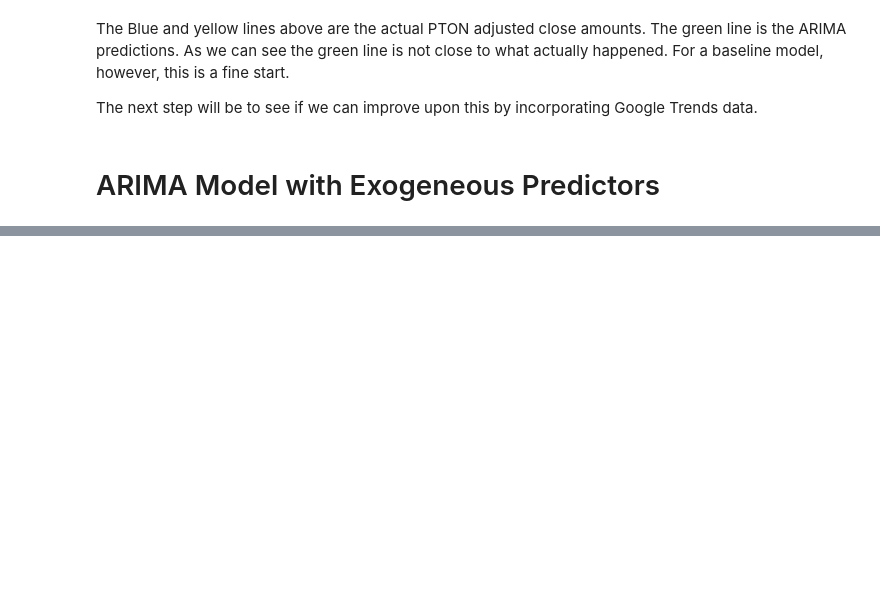
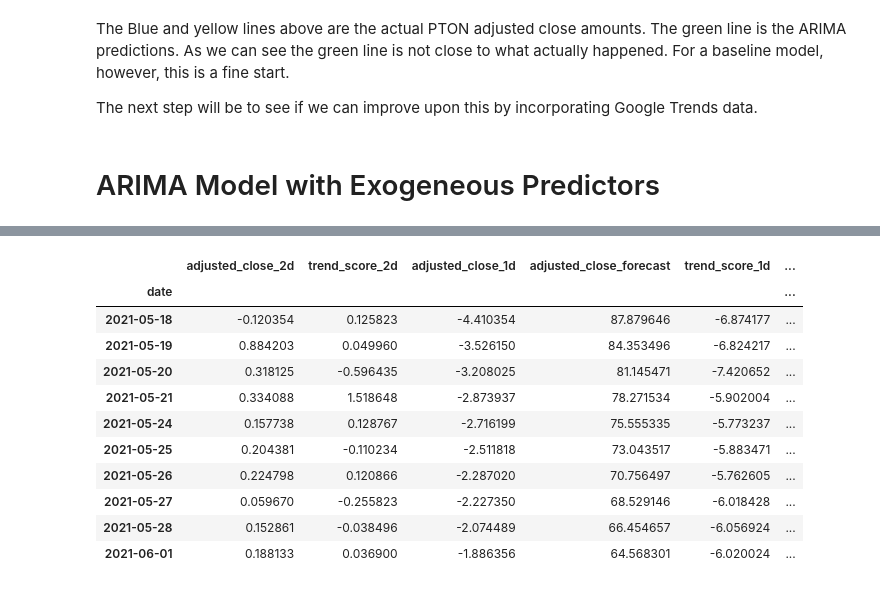
Before and after one commit to jackolson415/Predicting_Stock_Prices_Google_Trends, a Jupyter notebook: PTON_Modeling.ipynb, the cells around one changed output, grey strips where cells are left out. Drawn from its saved outputs; the diff is of its cells as text; code cells hidden in the pictures; blank space fills up the shorter version.

```diff
--- a/PTON_Modeling.ipynb
+++ b/PTON_Modeling.ipynb
@@ -362,0 +484,2 @@ plt.show();
+# %%
+lag_order = var.k_ar
@@ -362,0 +490,2 @@ plt.show();
+# %%
+forecast_input = pton_differenced.values[-lag_order:]
@@ -362,0 +499,4 @@ plt.show();
+# %%
+fc = var.forecast(y=forecast_input, steps=nobs)
+df_forecast = pd.DataFrame(fc, index=pton_test.index[-nobs:], columns=pton_train.columns + '_2d')
+df_forecast
@@ -362,0 +528,16 @@ plt.show();
+# %%
+df_results = invert_transformation(pton_train, df_forecast, second_diff=True)
+df_results
+# %% [output]
+|  | adjusted_close_2d | trend_score_2d | adjusted_close_1d | adjusted_close_forecast | trend_score_1d | ... |
+| date |  |  |  |  |  | ... |
+| 2021-05-18 | -0.120354 | 0.125823 | -4.410354 | 87.879646 | -6.874177 | ... |
+| 2021-05-19 | 0.884203 | 0.049960 | -3.526150 | 84.353496 | -6.824217 | ... |
+| 2021-05-20 | 0.318125 | -0.596435 | -3.208025 | 81.145471 | -7.420652 | ... |
+| 2021-05-21 | 0.334088 | 1.518648 | -2.873937 | 78.271534 | -5.902004 | ... |
+| 2021-05-24 | 0.157738 | 0.128767 | -2.716199 | 75.555335 | -5.773237 | ... |
+| 2021-05-25 | 0.204381 | -0.110234 | -2.511818 | 73.043517 | -5.883471 | ... |
+| 2021-05-26 | 0.224798 | 0.120866 | -2.287020 | 70.756497 | -5.762605 | ... |
+| 2021-05-27 | 0.059670 | -0.255823 | -2.227350 | 68.529146 | -6.018428 | ... |
+| 2021-05-28 | 0.152861 | -0.038496 | -2.074489 | 66.454657 | -6.056924 | ... |
+| 2021-06-01 | 0.188133 | 0.036900 | -1.886356 | 64.568301 | -6.020024 | ... |
```
Also changed, not shown: parts of 39 cells of this notebook, 2 other files.
